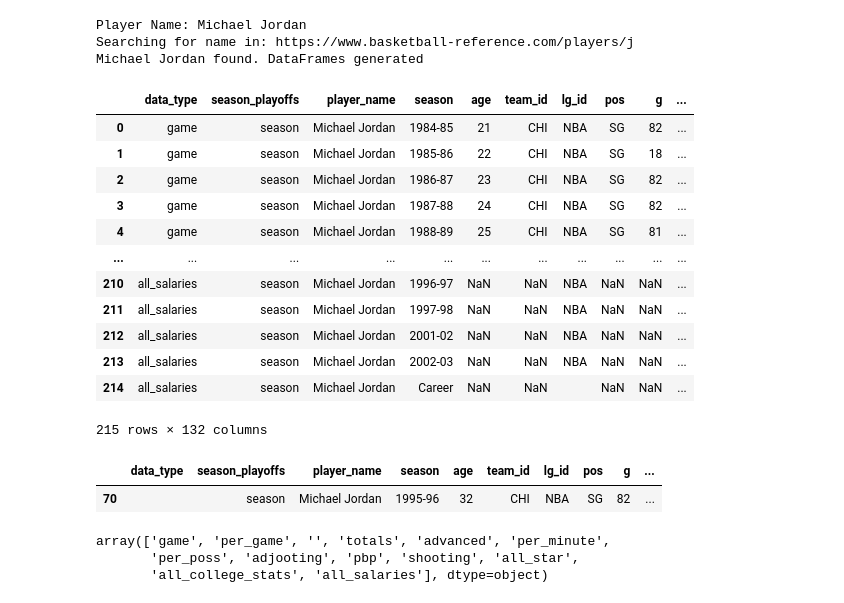
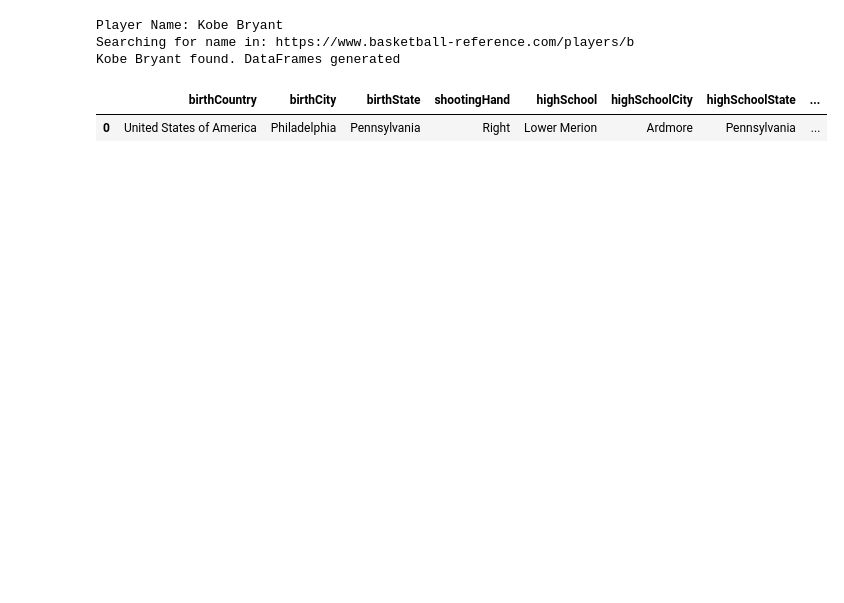
Before and after one commit to rahim-hashim/NBA-Prediction-Algorithms, a Jupyter notebook: single_player_search.ipynb, the cells around one changed output. Drawn from its saved outputs; the diff is of its cells as text; code cells hidden in the pictures; blank space fills up the shorter version.

```diff
--- a/single_player_search.ipynb
+++ b/single_player_search.ipynb
@@ -49,33 +51,13 @@ Helpers:
  'seasonScraper.py',
  'teamsScraper.py']
 # %%
-from player_info_scraper import player_info_scraper
 from player_scraper import single_player_scraper
 
-mj_meta, mj_data = single_player_scraper()
-mj_data
+dj_meta, dj_data = single_player_scraper()
+dj_meta
 # %% [output]
-Player Name: Michael Jordan
-Searching for name in: https://www.basketball-reference.com/players/j
-Michael Jordan found. DataFrames generated
+Player Name: Kobe Bryant
+Searching for name in: https://www.basketball-reference.com/players/b
+Kobe Bryant found. DataFrames generated
-|  | data_type | season_playoffs | player_name | season | age | team_id | lg_id | pos | g | ... |
-| 0 | game | season | Michael Jordan | 1984-85 | 21 | CHI | NBA | SG | 82 | ... |
-| 1 | game | season | Michael Jordan | 1985-86 | 22 | CHI | NBA | SG | 18 | ... |
-| 2 | game | season | Michael Jordan | 1986-87 | 23 | CHI | NBA | SG | 82 | ... |
-| 3 | game | season | Michael Jordan | 1987-88 | 24 | CHI | NBA | SG | 82 | ... |
-| 4 | game | season | Michael Jordan | 1988-89 | 25 | CHI | NBA | SG | 81 | ... |
-| ... | ... | ... | ... | ... | ... | ... | ... | ... | ... | ... |
-| 210 | all_salaries | season | Michael Jordan | 1996-97 | NaN | NaN | NBA | NaN | NaN | ... |
-| 211 | all_salaries | season | Michael Jordan | 1997-98 | NaN | NaN | NBA | NaN | NaN | ... |
-| 212 | all_salaries | season | Michael Jordan | 2001-02 | NaN | NaN | NBA | NaN | NaN | ... |
-| 213 | all_salaries | season | Michael Jordan | 2002-03 | NaN | NaN | NBA | NaN | NaN | ... |
-| 214 | all_salaries | season | Michael Jordan | Career | NaN | NaN |  | NaN | NaN | ... |
+|  | birthCountry | birthCity | birthState | shootingHand | highSchool | highSchoolCity | highSchoolState | ... |
+| 0 | United States of America | Philadelphia | Pennsylvania | Right | Lower Merion | Ardmore | Pennsylvania | ... |
-215 rows × 132 columns
-# %%
-mj_vorp = mj_data[mj_data.vorp.notnull()] # drop vorp = NaN rows
-mj_vorp = mj_vorp.dropna(how='all', axis='columns') # drop blank columns
-mj_vorp = mj_vorp.loc[mj_vorp['season'] != 'Career'] # only single-season statistics
-mj_vorp[mj_vorp['vorp'] == max(mj_vorp['vorp'])] # max vorp season
-# %% [output]
-|  | data_type | season_playoffs | player_name | season | age | team_id | lg_id | pos | g | ... |
-| 70 |  | season | Michael Jordan | 1995-96 | 32 | CHI | NBA | SG | 82 | ... |
@@ -84,6 +63,0 @@ mj_tables = mj_data['data_type']
-# %%
-mj_tables.unique()
-# %% [output]
-array(['game', 'per_game', '', 'totals', 'advanced', 'per_minute',
-       'per_poss', 'adjooting', 'pbp', 'shooting', 'all_star',
-       'all_college_stats', 'all_salaries'], dtype=object)
```
Also changed, not shown: parts of 8 cells of this notebook, 4 other files.
